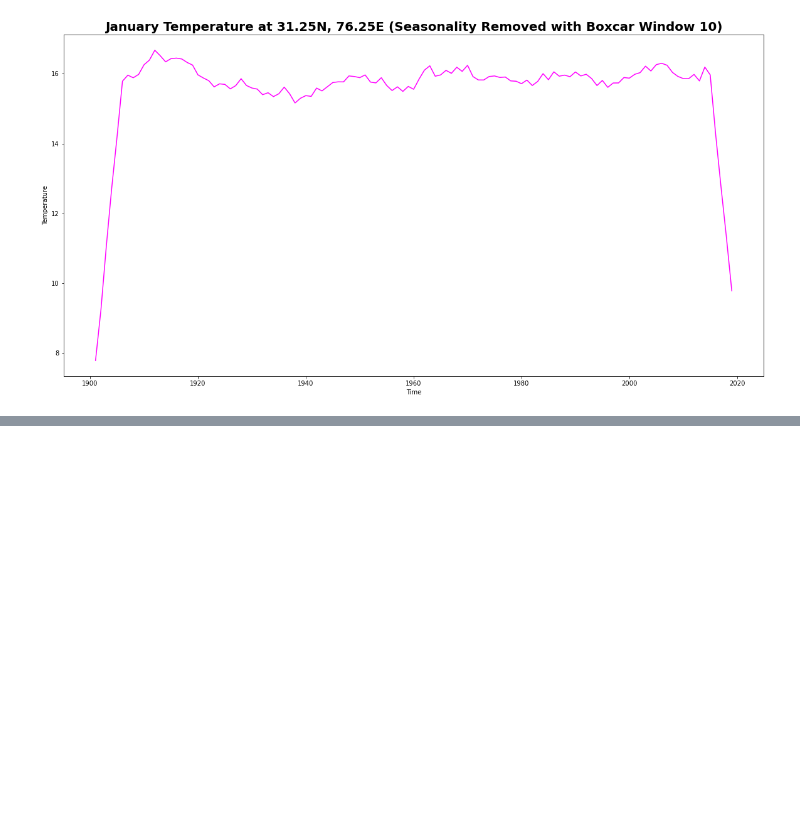
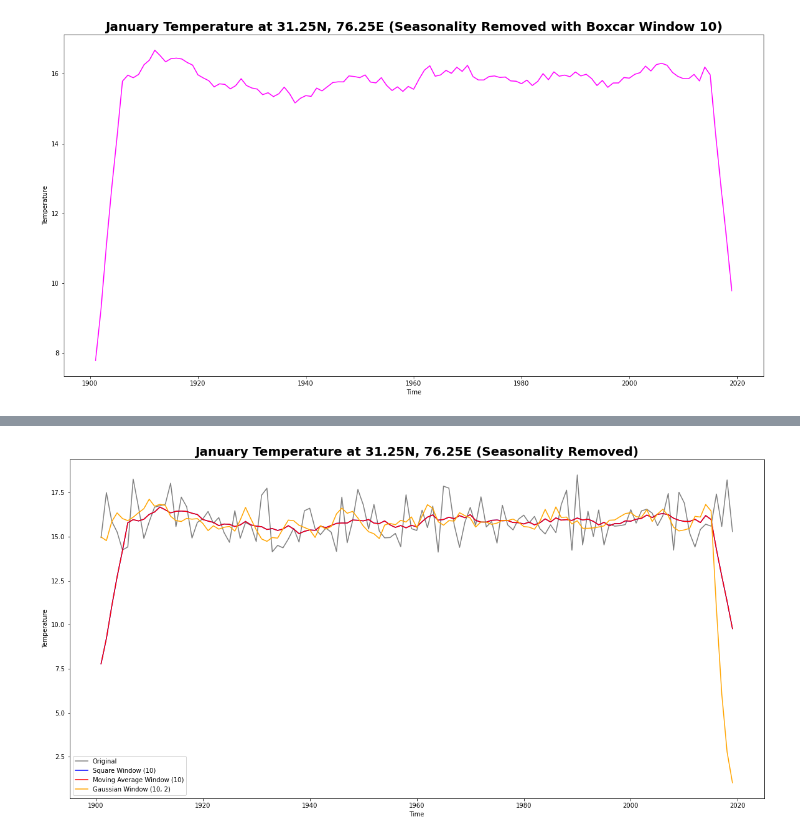
Before and after one commit to alliajagbe/time-series, a Jupyter notebook: timedata2.ipynb, the cells around one changed output, grey strips where cells are left out. Saved outputs shown, nothing was run; the diff lists cells and outputs as text; code cells hidden in the pictures; blank space fills up the shorter version.

```diff
--- a/timedata2.ipynb
+++ b/timedata2.ipynb
@@ -226,0 +227,43 @@ plt.show()
+# %%
+# Get the January data
+january_data = tasmax_location.sel(time=tasmax_location.time.dt.month==1)
+
+# Define the square window size
+square_size = 10
+
+# Define the moving average window size
+ma_size = 10
+
+# Define the Gaussian window size and variance
+gaussian_size = 10
+gaussian_variance = 2
+
+# Define the square window function
+square = np.ones(square_size)/square_size
+
+# Define the moving average window function
+ma = np.ones(ma_size)/ma_size
+
+# Define the Gaussian window function
+gaussian = np.exp(-np.arange(gaussian_size)**2/(2*gaussian_variance**2))
+gaussian /= np.sum(gaussian)
+
+# Convolve the data with the window functions
+square_smoothed = np.convolve(january_data.temp, square, mode='same')
+ma_smoothed = np.convolve(january_data.temp, ma, mode='same')
+gaussian_smoothed = np.convolve(january_data.temp, gaussian, mode='same')
+
+# Plot the smoothed data
+plt.close('all')
+plt.figure(figsize=(20,10))
+plt.plot(january_data.time, january_data.temp, 'k', alpha=0.5, label='Original')
+plt.plot(january_data.time, square_smoothed, 'b', label=f'Square Window ({square_size})')
+plt.plot(january_data.time, ma_smoothed, 'r', label=f'Moving Average Window ({ma_size})')
+plt.plot(january_data.time, gaussian_smoothed, 'orange', label=f'Gaussian Window ({gaussian_size}, {gaussian_variance})')
+plt.title('January Temperature at 31.25N, 76.25E (Seasonality Removed)', fontsize=20, fontweight='bold')
+plt.xlabel('Time')
+plt.ylabel('Temperature')
+plt.legend()
+plt.show()
+# %% [output]
+[figure, added]
```
Also changed, not shown: parts of 2 cells of this notebook.
